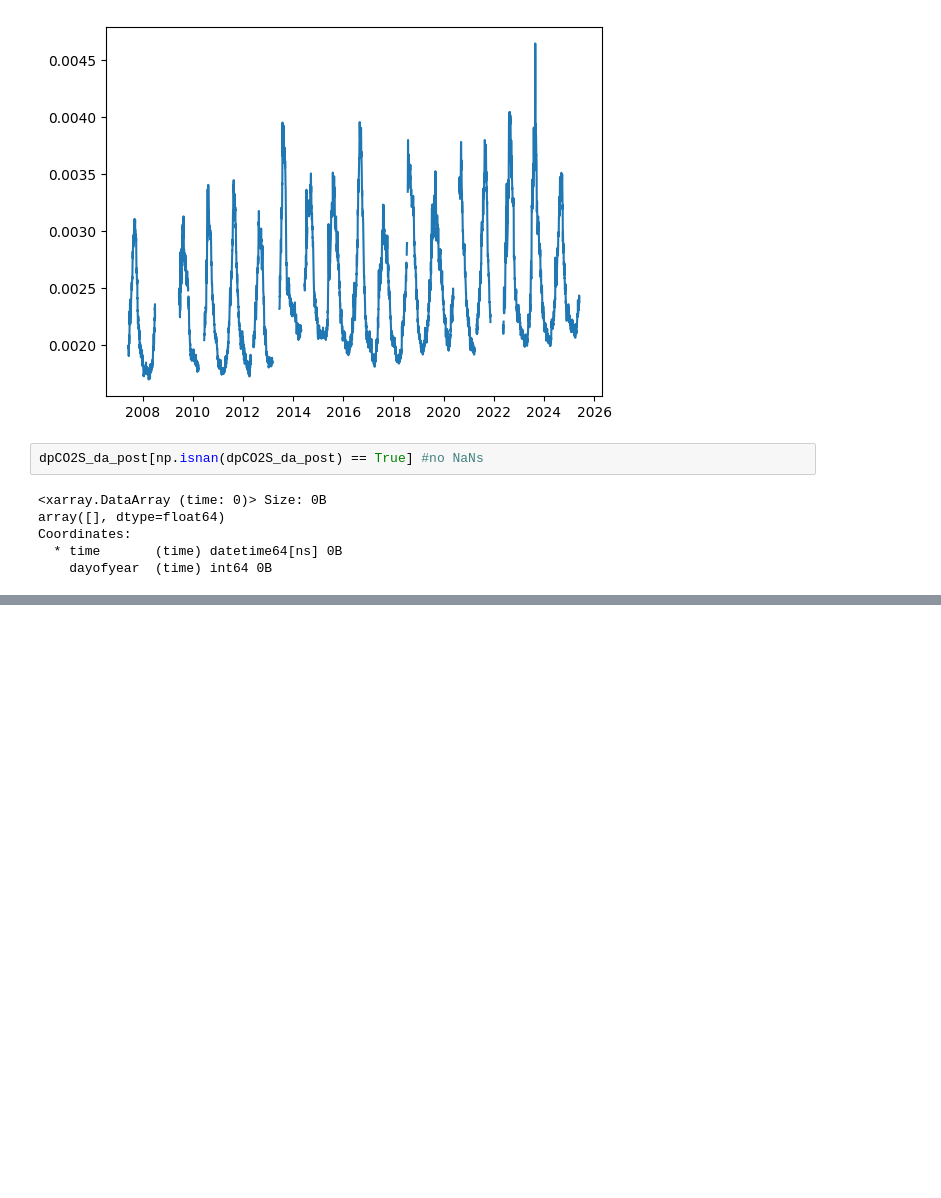
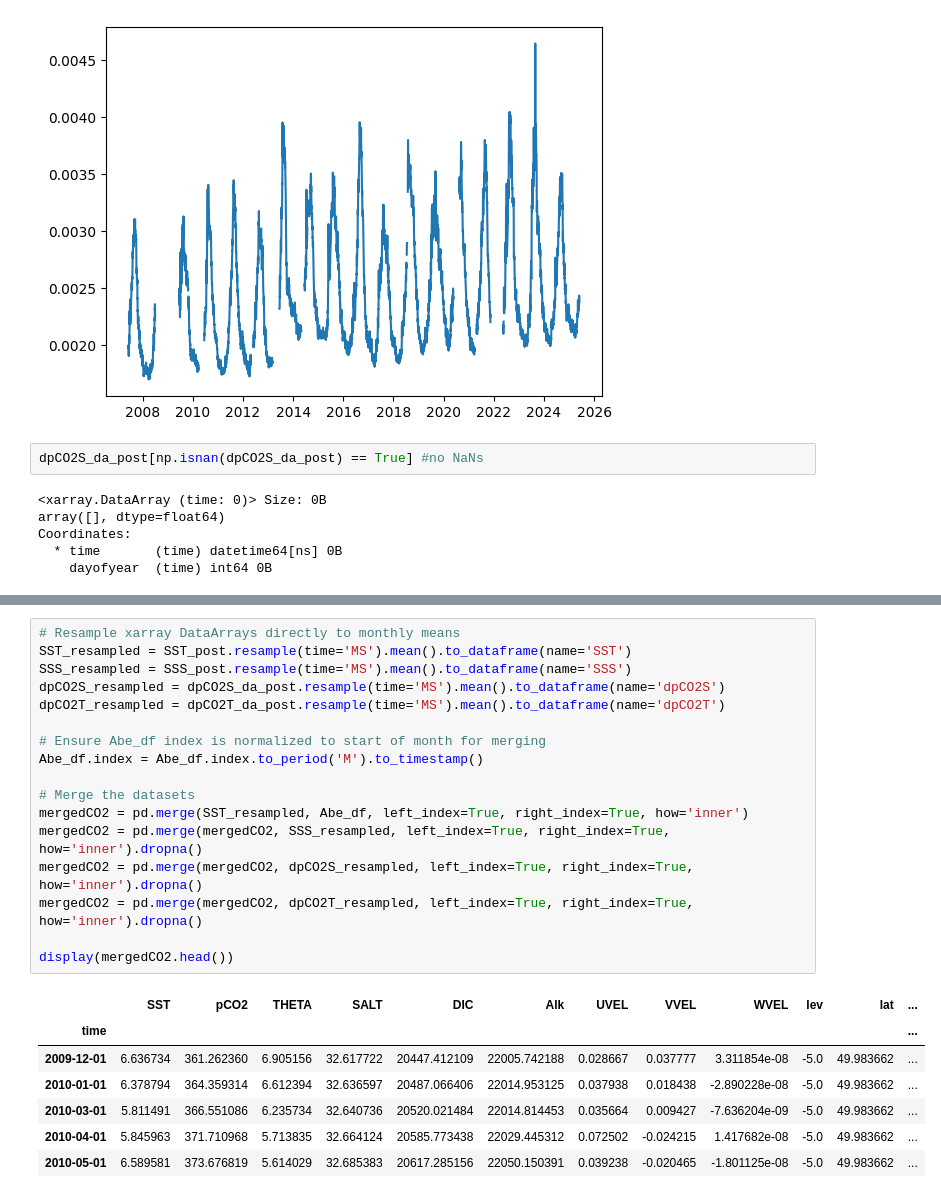
Before and after one commit to JazzyGis/MITgcm_GoA, a Jupyter notebook: extended_dpCO2.ipynb, the cells around one changed output, grey strips where cells are left out. Drawn from its saved outputs; the diff is of its cells as text; blank space fills up the shorter version.

```diff
--- a/extended_dpCO2.ipynb
+++ b/extended_dpCO2.ipynb
@@ -165,0 +183,25 @@ alphaA
+# %%
+# Resample xarray DataArrays directly to monthly means
+SST_resampled = SST_post.resample(time='MS').mean().to_dataframe(name='SST')
+SSS_resampled = SSS_post.resample(time='MS').mean().to_dataframe(name='SSS')
+dpCO2S_resampled = dpCO2S_da_post.resample(time='MS').mean().to_dataframe(name='dpCO2S')
+dpCO2T_resampled = dpCO2T_da_post.resample(time='MS').mean().to_dataframe(name='dpCO2T')
+
+# Ensure Abe_df index is normalized to start of month for merging
+Abe_df.index = Abe_df.index.to_period('M').to_timestamp()
+
+# Merge the datasets
+mergedCO2 = pd.merge(SST_resampled, Abe_df, left_index=True, right_index=True, how='inner')
+mergedCO2 = pd.merge(mergedCO2, SSS_resampled, left_index=True, right_index=True, how='inner').dropna()
+mergedCO2 = pd.merge(mergedCO2, dpCO2S_resampled, left_index=True, right_index=True, how='inner').dropna()
+mergedCO2 = pd.merge(mergedCO2, dpCO2T_resampled, left_index=True, right_index=True, how='inner').dropna()
+
+display(mergedCO2.head())
+# %% [output]
+|  | SST | pCO2 | THETA | SALT | DIC | Alk | UVEL | VVEL | WVEL | lev | lat | ... |
+| time |  |  |  |  |  |  |  |  |  |  |  | ... |
+| 2009-12-01 | 6.636734 | 361.262360 | 6.905156 | 32.617722 | 20447.412109 | 22005.742188 | 0.028667 | 0.037777 | 3.311854e-08 | -5.0 | 49.983662 | ... |
+| 2010-01-01 | 6.378794 | 364.359314 | 6.612394 | 32.636597 | 20487.066406 | 22014.953125 | 0.037938 | 0.018438 | -2.890228e-08 | -5.0 | 49.983662 | ... |
+| 2010-03-01 | 5.811491 | 366.551086 | 6.235734 | 32.640736 | 20520.021484 | 22014.814453 | 0.035664 | 0.009427 | -7.636204e-09 | -5.0 | 49.983662 | ... |
+| 2010-04-01 | 5.845963 | 371.710968 | 5.713835 | 32.664124 | 20585.773438 | 22029.445312 | 0.072502 | -0.024215 | 1.417682e-08 | -5.0 | 49.983662 | ... |
+| 2010-05-01 | 6.589581 | 373.676819 | 5.614029 | 32.685383 | 20617.285156 | 22050.150391 | 0.039238 | -0.020465 | -1.801125e-08 | -5.0 | 49.983662 | ... |
```
Also changed, not shown: parts of 18 cells of this notebook.
